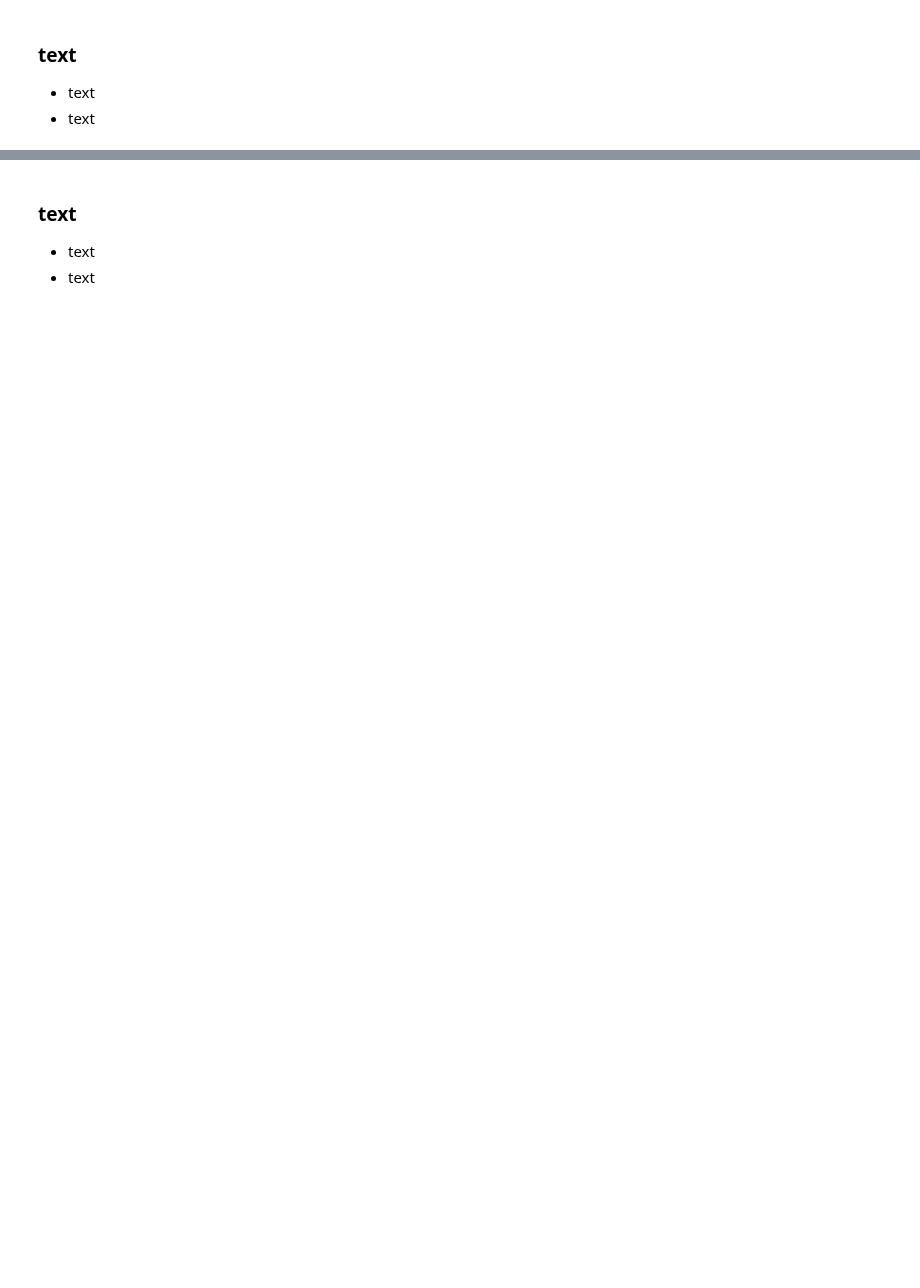
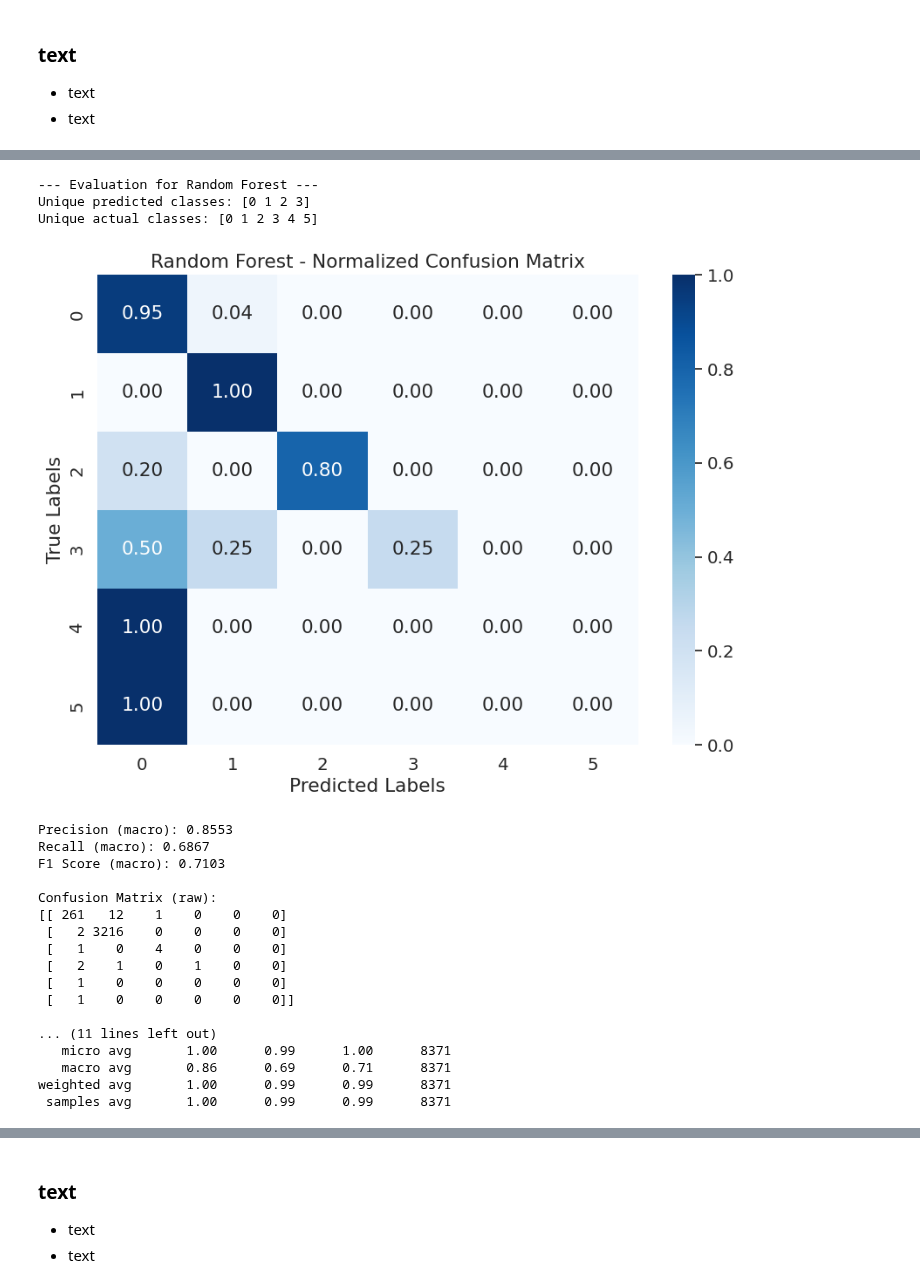
Before and after one commit to Botti01/SSH-Shell-Attacks, a Jupyter notebook: notebooks/section2_supervised_learning_classification.ipynb, the cells around one changed output, grey strips where cells are left out. Drawn from its saved outputs; the diff is of its cells as text; code cells hidden in the pictures; blank space fills up the shorter version.

```diff
--- a/notebooks/section2_supervised_learning_classification.ipynb
+++ b/notebooks/section2_supervised_learning_classification.ipynb
@@ -580,0 +648,24 @@ Fitting 3 folds for each of 54 candidates, totalling 162 fits
+# %%
+evaluate_model(best_rf_model, X_test_tfidf, y_test_binary, "Random Forest")
+# %% [output]
+--- Evaluation for Random Forest ---
+Unique predicted classes: [0 1 2 3]
+Unique actual classes: [0 1 2 3 4 5]
+[figure, added]
+Precision (macro): 0.8553
+Recall (macro): 0.6867
+F1 Score (macro): 0.7103
+
+Confusion Matrix (raw):
+[[ 261   12    1    0    0    0]
+ [   2 3216    0    0    0    0]
+ [   1    0    4    0    0    0]
+ [   2    1    0    1    0    0]
+ [   1    0    0    0    0    0]
+ [   1    0    0    0    0    0]]
+
+... (11 lines left out)
+   micro avg       1.00      0.99      1.00      8371
+   macro avg       0.86      0.69      0.71      8371
+weighted avg       1.00      0.99      0.99      8371
+ samples avg       1.00      0.99      0.99      8371
```
Also changed, not shown: parts of 14 cells of this notebook.
